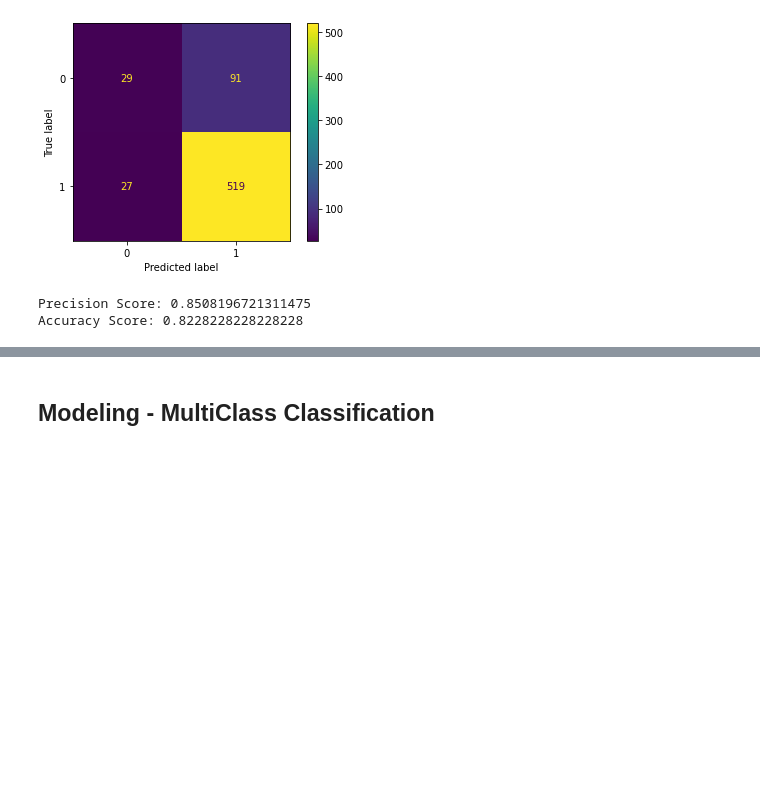
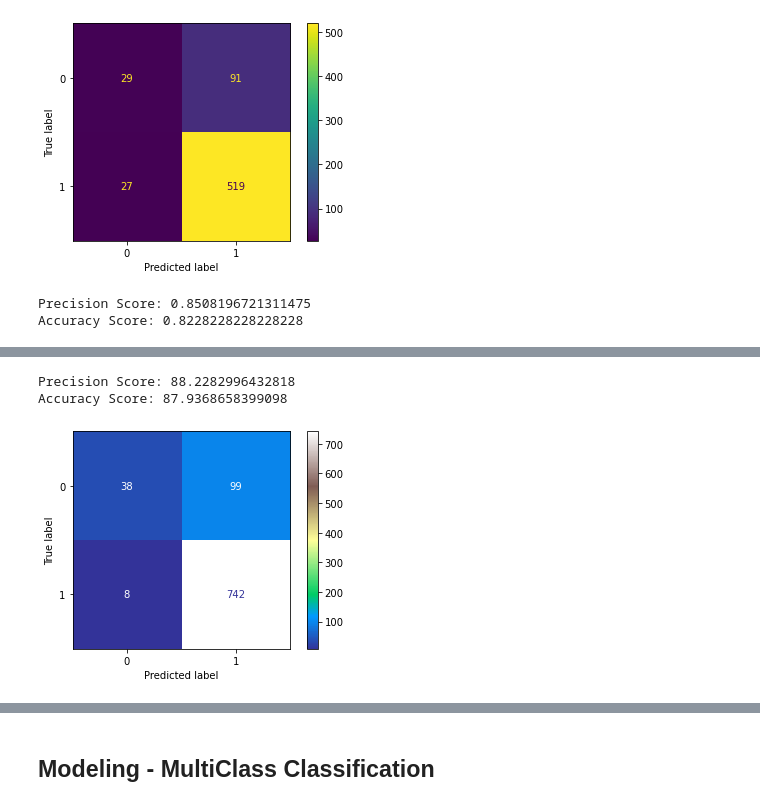
Before and after one commit to smashley-eakland/tweet-nlp-analysis, a Jupyter notebook: NLP.ipynb, the cells around one changed output, grey strips where cells are left out. Saved outputs shown, nothing was run; the diff lists cells and outputs as text; code cells hidden in the pictures; blank space fills up the shorter version.

```diff
--- a/NLP.ipynb
+++ b/NLP.ipynb
@@ -961,0 +1014,8 @@ Accuracy Score: 0.8228228228228228
+# %%
+#transform holdout data for modeling - optimal performing models used CV2500 and TF-IDF835
+#TF-IDF Vectorizer 835 word vocab for RandomForest Modeling
+Xtest_tfidf = tfidf2.transform(X_test['tweet_text'])
+Xtest_tfidf = pd.DataFrame.sparse.from_spmatrix(Xtest_tfidf)
+Xtest_tfidf.columns = sorted(tfidf2.vocabulary_)
+Xtest_tfidf.set_index(y_test.index, inplace=True)
+Xtest_tfidf
@@ -961,0 +1036,11 @@ Accuracy Score: 0.8228228228228228
+# %%
+forest_hat = rf_tfidf.predict(Xtest_tfidf)
+print('Precision Score:', precision_score(y_test, forest_hat)*100)
+print('Accuracy Score:', accuracy_score(y_test, forest_hat)*100)
+# %% [output]
+Precision Score: 88.2282996432818
+Accuracy Score: 87.9368658399098
+# %%
+plot_confusion_matrix(rf_tfidf, Xtest_tfidf, y_test, cmap='terrain');
+# %% [output]
+[figure, added]
```
Also changed, not shown: parts of 43 cells of this notebook, 5 other files.
